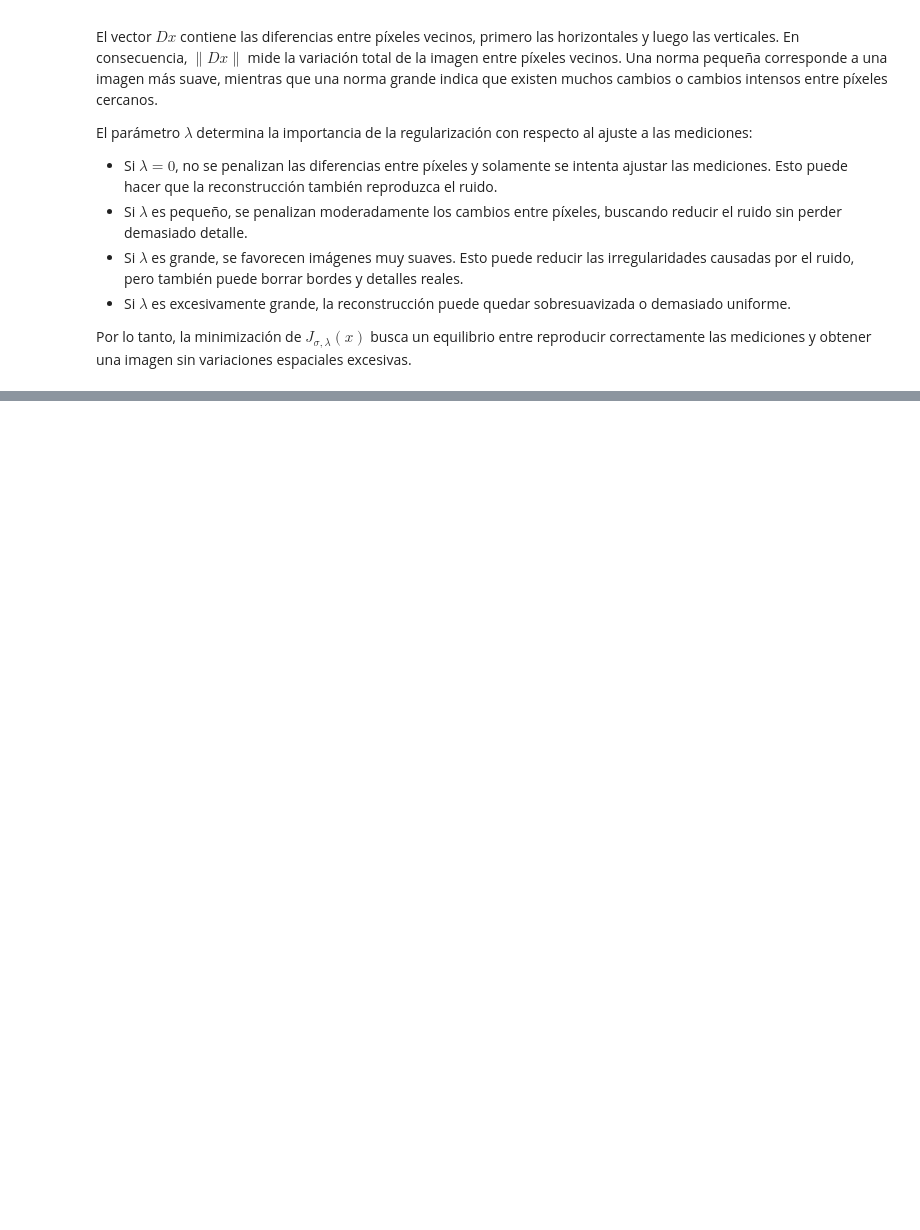
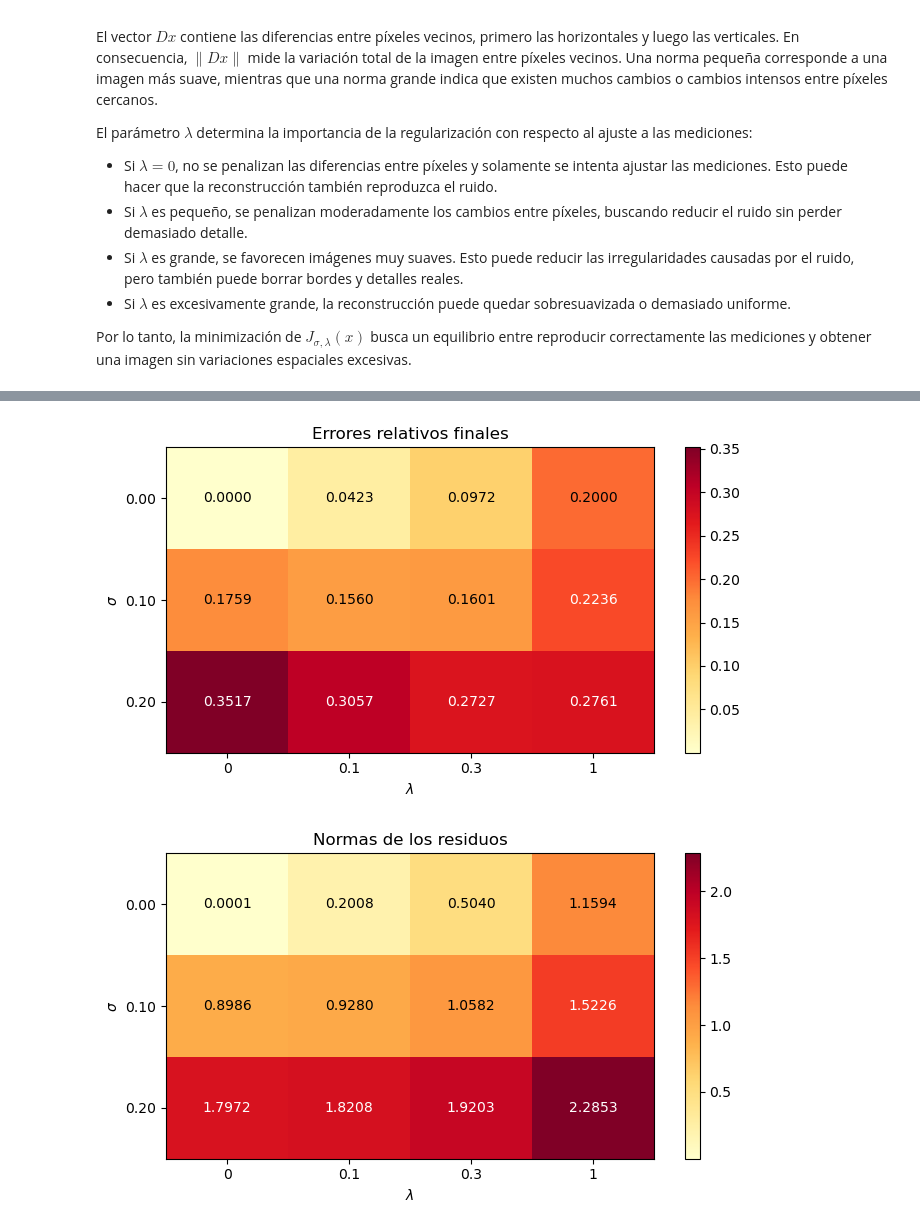
Before and after one commit to lourdesMV/metodos2, a Jupyter notebook: ejercicio_9.ipynb, the cells around one changed output, grey strips where cells are left out. Saved outputs shown, nothing was run; the diff lists cells and outputs as text; code cells hidden in the pictures; blank space fills up the shorter version.

```diff
--- a/ejercicio_9.ipynb
+++ b/ejercicio_9.ipynb
@@ -142,0 +526,68 @@ NameError: name 'A7' is not defined
+# %%
+# Inciso i)
+
+filas_i = []
+
+for sigma in sigmas:
+    for lam in lambdas:
+        resultado = resultados_g[(sigma, lam)]
+        x = resultado["x"]
+
+        # Registramos el error final y la norma del residuo.
+        filas_i.append({
+            "σ": sigma,
+            "λ": lam,
+            "Error relativo": resultado["errores"][-1],
+            "Norma del residuo": np.linalg.norm(
+                A7 @ x - mediciones[sigma]
+            )
+        })
+
+tabla_i = pd.DataFrame(filas_i)
+
+tabla_errores = tabla_i.pivot(
+    index="σ", columns="λ", values="Error relativo"
+)
+tabla_residuos = tabla_i.pivot(
+    index="σ", columns="λ", values="Norma del residuo"
+)
+
+# Generamos un mapa de calor para cada medida.
+for tabla, titulo in [
+    (tabla_errores, "Errores relativos finales"),
+    (tabla_residuos, "Normas de los residuos")
+]:
+    fig, ax = plt.subplots(figsize=(7, 4))
+
+    imagen = ax.imshow(
+        tabla.to_numpy(),
+        cmap="YlOrRd",
+        aspect="auto"
+    )
+
+    ax.set_xticks(range(len(tabla.columns)))
+    ax.set_xticklabels([f"{lam:g}" for lam in tabla.columns])
+    ax.set_yticks(range(len(tabla.index)))
+    ax.set_yticklabels([f"{sigma:.2f}" for sigma in tabla.index])
+
+    ax.set_xlabel(r"$\lambda$")
+    ax.set_ylabel(r"$\sigma$")
+    ax.set_title(titulo)
+
+    # Escribimos el valor de cada celda sobre su color.
+    for i in range(len(tabla.index)):
+        for j in range(len(tabla.columns)):
+            valor = tabla.iloc[i, j]
+            color = "white" if imagen.norm(valor) > 0.6 else "black"
+
+            ax.text(
+                j, i, f"{valor:.4f}",
+                ha="center", va="center", color=color
+            )
+
+    fig.colorbar(imagen, ax=ax)
+    plt.tight_layout()
+    plt.show()
+# %% [output]
+[figure, added]
+[figure, added]
```
Also changed, not shown: parts of 13 cells of this notebook, 1 other file.
